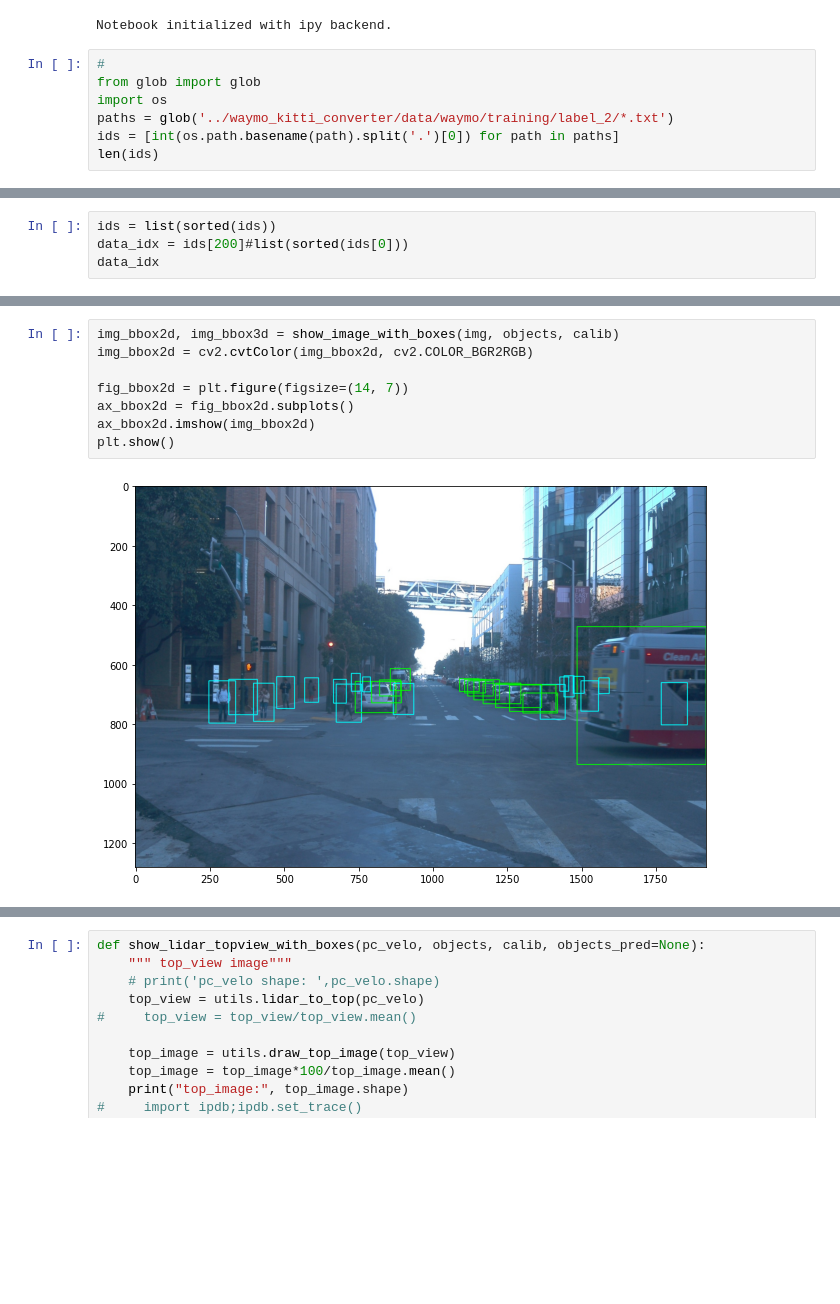
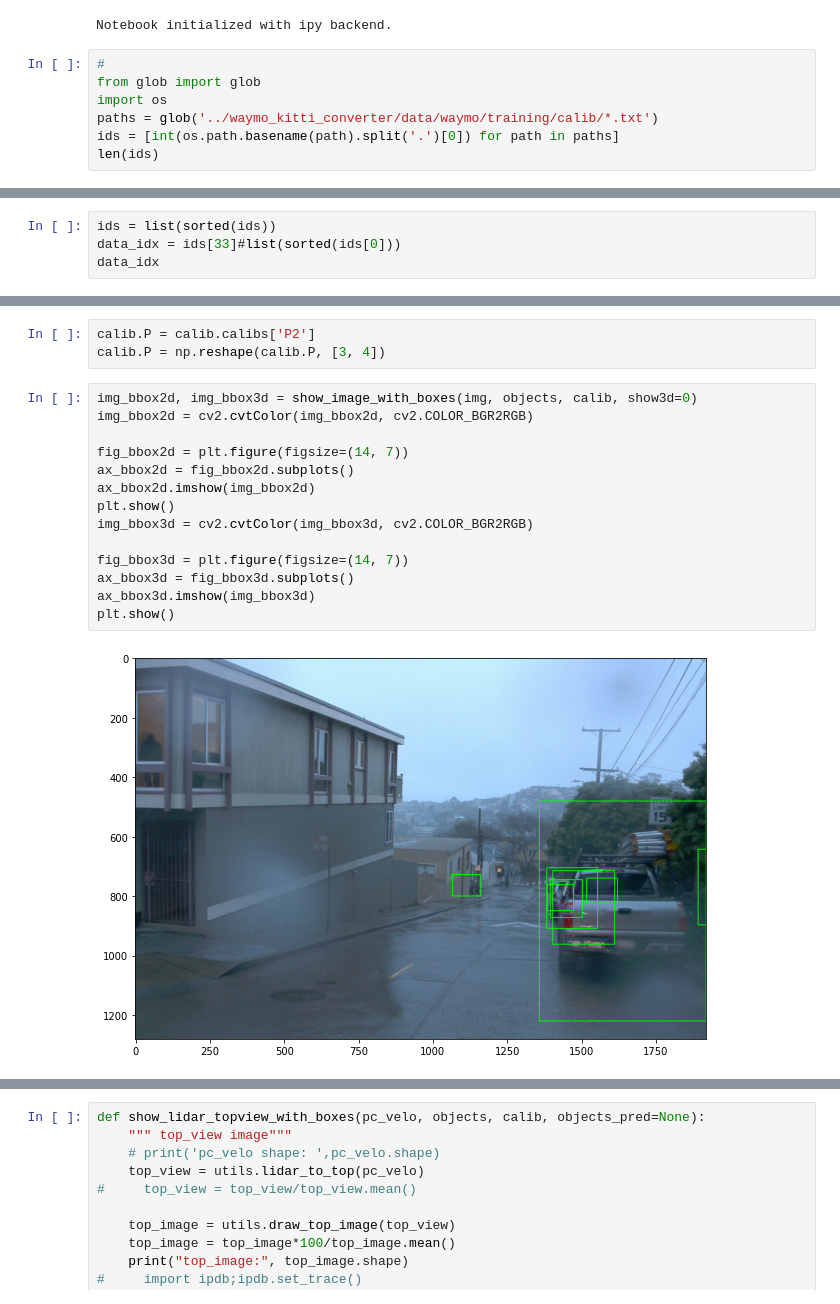
Before and after one commit to anhvth/Pseudo_Lidar_V2, a Jupyter notebook: kitti_object_vis/notebook_demo.ipynb, the cells around one changed output, grey strips where cells are left out. Saved outputs shown, nothing was run; the diff lists cells and outputs as text; blank space fills up the shorter version.

```diff
--- a/kitti_object_vis/notebook_demo.ipynb
+++ b/kitti_object_vis/notebook_demo.ipynb
@@ -18,7 +18,7 @@ Notebook initialized with ipy backend.
 #
 from glob import glob
 import os
-paths = glob('../waymo_kitti_converter/data/waymo/training/label_2/*.txt')
+paths = glob('../waymo_kitti_converter/data/waymo/training/calib/*.txt')
 ids = [int(os.path.basename(path).split('.')[0]) for path in paths]
 len(ids)
 # %% [output]
@@ -26,5 +26,5 @@ len(ids)
 # %%
 ids = list(sorted(ids))
-data_idx = ids[200]#list(sorted(ids[0]))
+data_idx = ids[33]#list(sorted(ids[0]))
 data_idx
 # %% [output]
@@ -149,10 +48,19 @@ def show_image_with_boxes(img, objects, calib, show3d=True, depth=None):
+# %%
+calib.P = calib.calibs['P2']
+calib.P = np.reshape(calib.P, [3, 4])
 # %%
-img_bbox2d, img_bbox3d = show_image_with_boxes(img, objects, calib)
+img_bbox2d, img_bbox3d = show_image_with_boxes(img, objects, calib, show3d=0)
 img_bbox2d = cv2.cvtColor(img_bbox2d, cv2.COLOR_BGR2RGB)
 
 fig_bbox2d = plt.figure(figsize=(14, 7))
 ax_bbox2d = fig_bbox2d.subplots()
 ax_bbox2d.imshow(img_bbox2d)
 plt.show()
+img_bbox3d = cv2.cvtColor(img_bbox3d, cv2.COLOR_BGR2RGB)
+
+fig_bbox3d = plt.figure(figsize=(14, 7))
+ax_bbox3d = fig_bbox3d.subplots()
+ax_bbox3d.imshow(img_bbox3d)
+plt.show()
 # %% [output]
-[figure, old version]
+[figure, new version]
```
Also changed, not shown: parts of 11 cells of this notebook, 2 other files.
